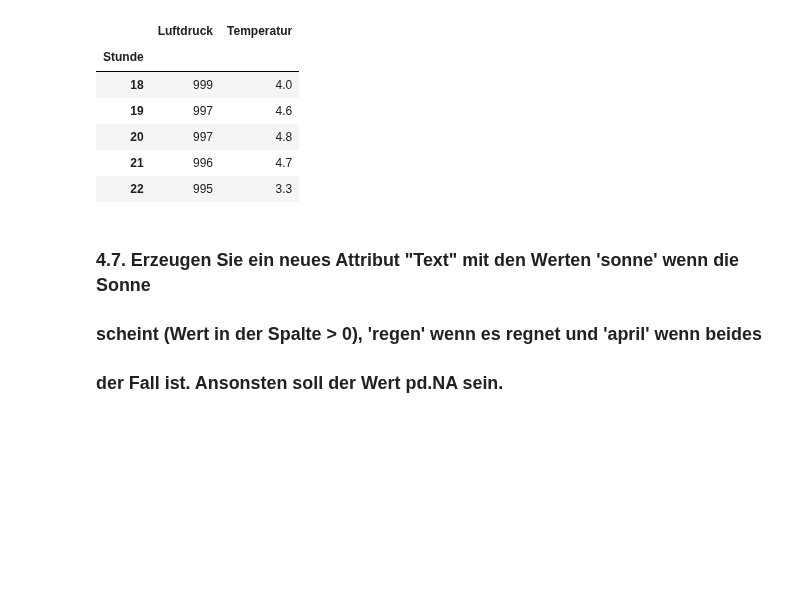
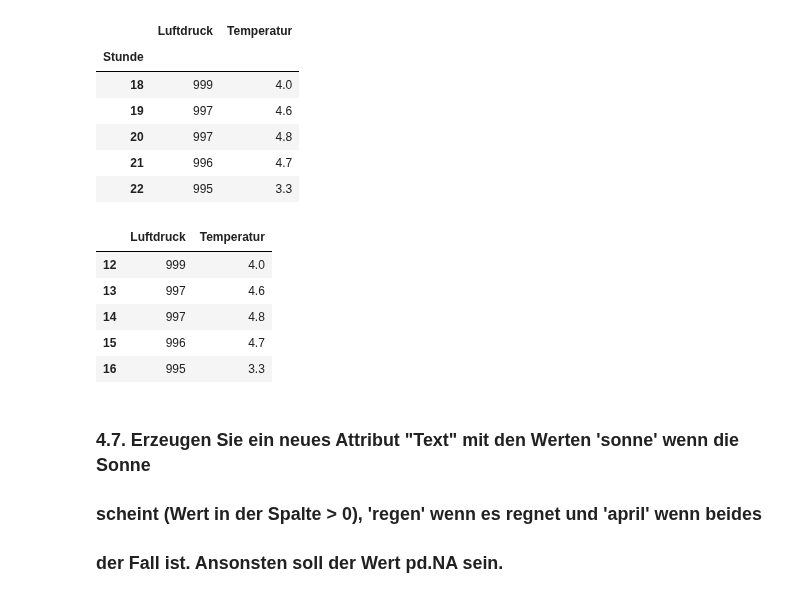
Before and after one commit to OOS-Team/DsKi_DataPreparation, a Jupyter notebook: Aufgabe4.ipynb, the cells around one changed output. Cells and saved outputs as stored; diff of their text form; code cells hidden in the pictures; blank space fills up the shorter version.

```diff
--- a/Aufgabe4.ipynb
+++ b/Aufgabe4.ipynb
@@ -129,3 +139,13 @@ wetter_46.head()
 | 20 | 997 | 4.8 |
 | 21 | 996 | 4.7 |
 | 22 | 995 | 3.3 |
+# %%
+wetter_46 = wetter.loc[(wetter["Wind_max"] > 70) | (wetter["Taupunkt"] > 2), ["Luftdruck", "Temperatur"]]
+wetter_46.head()
+# %% [output]
+|  | Luftdruck | Temperatur |
+| 12 | 999 | 4.0 |
+| 13 | 997 | 4.6 |
+| 14 | 997 | 4.8 |
+| 15 | 996 | 4.7 |
+| 16 | 995 | 3.3 |
```
Also changed, not shown: parts of 6 cells of this notebook.
